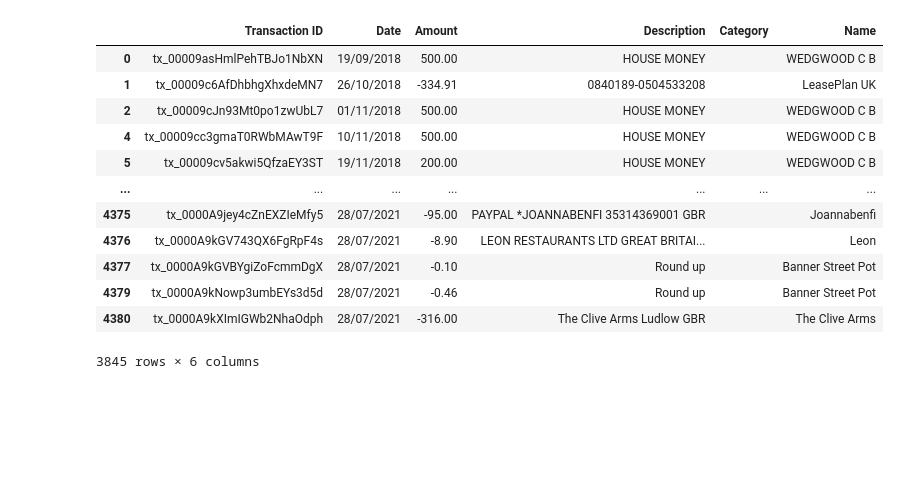
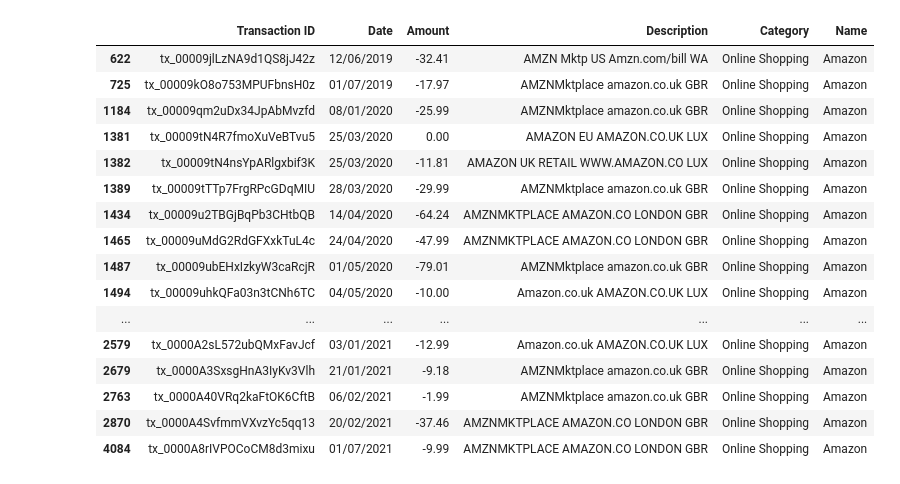
Before and after one commit to chriswedgwood/chriswedgwood, a Jupyter notebook: Finances.ipynb, the cells around one changed output. Saved outputs shown, nothing was run; the diff lists cells and outputs as text; code cells hidden in the pictures; blank space fills up the shorter version.

```diff
--- a/Finances.ipynb
+++ b/Finances.ipynb
@@ -22,46 +22,57 @@ df.loc[df['Description'].str.contains('TV'), ['Category']] = 'Entertainment'
 df.loc[df['Description'].str.contains('Joannabenfi'), ['Category']] = 'Therapy'
 df.loc[df['Description'].str.contains('2 90 Banner'), ['Category']] = 'Rental Income'
 df.loc[df['Description'].str.contains('HAWKS'), ['Category']] = 'Groceries'
 df.loc[df['Description'].str.contains('TV'), ['Category']] = 'Entertainment'
 df.loc[df['Description'].str.contains('WH SMITH'), ['Category']] = 'Postage'
 df.loc[df['Description'].str.contains('CUSTOMCLEAN-FRHVEY'), ['Category']] = 'Household'
 df.loc[df['Description'].str.contains('helppay'), ['Category']] = 'Bank Charges'
 df.loc[df['Description'].str.contains('VICTORIA'), ['Category']] = 'Restaurant'
 df.loc[df['Description'].str.contains('ChrisEmma Retreat'), ['Category']] = 'Holiday'
 df.loc[df['Description'].str.contains('GC519884'), ['Category']] = 'Holiday'
 df.loc[df['Description'].str.contains('rca|Rca|RCA'), ['Category']] = 'RCA'
 df.loc[df['Description'].str.contains('MANCHESTER MCHSTR EXCHAN'), ['Category']] = 'RCA'
 df.loc[df['Description'].str.contains('FarmFresh'), ['Category']] = 'Groceries'
 df.loc[df['Description'].str.contains('www.emma-matratze.ch'), ['Category']] = 'Household'
 df.loc[df['Description'].str.contains('Ole'), ['Category']] = 'Snackette'
+df.loc[df['Description'].str.contains('UK PRIME|Amazon Prime|Prime Video'), ['Category']] = 'Entertainment'
+df.loc[df['Description'].str.contains('AMZN|AMAZON'), ['Category']] = 'Online Shopping'
 
 
 
 
 
 
 
 
 
 
 
 
 
-df[df['Category'] == '']
+
+
+
+
+
+df[df['Category'] == 'Online Shopping']
 # %% [output]
 |  | Transaction ID | Date | Amount | Description | Category | Name |
-| 0 | tx_00009asHmlPehTBJo1NbXN | 19/09/2018 | 500.00 | HOUSE MONEY |  | WEDGWOOD C B |
-| 1 | tx_00009c6AfDhbhgXhxdeMN7 | 26/10/2018 | -334.91 | 0840189-0504533208 |  | LeasePlan UK |
-| 2 | tx_00009cJn93Mt0po1zwUbL7 | 01/11/2018 | 500.00 | HOUSE MONEY |  | WEDGWOOD C B |
-| 4 | tx_00009cc3gmaT0RWbMAwT9F | 10/11/2018 | 500.00 | HOUSE MONEY |  | WEDGWOOD C B |
-| 5 | tx_00009cv5akwi5QfzaEY3ST | 19/11/2018 | 200.00 | HOUSE MONEY |  | WEDGWOOD C B |
+| 622 | tx_00009jlLzNA9d1QS8jJ42z | 12/06/2019 | -32.41 | AMZN Mktp US Amzn.com/bill WA | Online Shopping | Amazon |
+| 725 | tx_00009kO8o753MPUFbnsH0z | 01/07/2019 | -17.97 | AMZNMktplace amazon.co.uk GBR | Online Shopping | Amazon |
+| 1184 | tx_00009qm2uDx34JpAbMvzfd | 08/01/2020 | -25.99 | AMZNMktplace amazon.co.uk GBR | Online Shopping | Amazon |
+| 1381 | tx_00009tN4R7fmoXuVeBTvu5 | 25/03/2020 | 0.00 | AMAZON EU AMAZON.CO.UK LUX | Online Shopping | Amazon |
+| 1382 | tx_00009tN4nsYpARlgxbif3K | 25/03/2020 | -11.81 | AMAZON UK RETAIL WWW.AMAZON.CO LUX | Online Shopping | Amazon |
+| 1389 | tx_00009tTTp7FrgRPcGDqMIU | 28/03/2020 | -29.99 | AMZNMktplace amazon.co.uk GBR | Online Shopping | Amazon |
+| 1434 | tx_00009u2TBGjBqPb3CHtbQB | 14/04/2020 | -64.24 | AMZNMKTPLACE AMAZON.CO LONDON GBR | Online Shopping | Amazon |
+| 1465 | tx_00009uMdG2RdGFXxkTuL4c | 24/04/2020 | -47.99 | AMZNMKTPLACE AMAZON.CO LONDON GBR | Online Shopping | Amazon |
+| 1487 | tx_00009ubEHxIzkyW3caRcjR | 01/05/2020 | -79.01 | AMZNMktplace amazon.co.uk GBR | Online Shopping | Amazon |
+| 1494 | tx_00009uhkQFa03n3tCNh6TC | 04/05/2020 | -10.00 | Amazon.co.uk AMAZON.CO.UK LUX | Online Shopping | Amazon |
 | ... | ... | ... | ... | ... | ... | ... |
-| 4375 | tx_0000A9jey4cZnEXZIeMfy5 | 28/07/2021 | -95.00 | PAYPAL *JOANNABENFI 35314369001 GBR |  | Joannabenfi |
-| 4376 | tx_0000A9kGV743QX6FgRpF4s | 28/07/2021 | -8.90 | LEON RESTAURANTS LTD GREAT BRITAI... |  | Leon |
-| 4377 | tx_0000A9kGVBYgiZoFcmmDgX | 28/07/2021 | -0.10 | Round up |  | Banner Street Pot |
-| 4379 | tx_0000A9kNowp3umbEYs3d5d | 28/07/2021 | -0.46 | Round up |  | Banner Street Pot |
-| 4380 | tx_0000A9kXImIGWb2NhaOdph | 28/07/2021 | -316.00 | The Clive Arms Ludlow GBR |  | The Clive Arms |
+| 2579 | tx_0000A2sL572ubQMxFavJcf | 03/01/2021 | -12.99 | Amazon.co.uk AMAZON.CO.UK LUX | Online Shopping | Amazon |
+| 2679 | tx_0000A3SxsgHnA3IyKv3Vlh | 21/01/2021 | -9.18 | AMZNMktplace amazon.co.uk GBR | Online Shopping | Amazon |
+| 2763 | tx_0000A40VRq2kaFtOK6CftB | 06/02/2021 | -1.99 | AMZNMktplace amazon.co.uk GBR | Online Shopping | Amazon |
+| 2870 | tx_0000A4SvfmmVXvzYc5qq13 | 20/02/2021 | -37.46 | AMZNMKTPLACE AMAZON.CO LONDON GBR | Online Shopping | Amazon |
+| 4084 | tx_0000A8rIVPOCoCM8d3mixu | 01/07/2021 | -9.99 | AMZNMKTPLACE AMAZON.CO LONDON GBR | Online Shopping | Amazon |
-3845 rows × 6 columns
 # %%
 
 
```
Also changed, not shown: parts of 9 cells of this notebook.
